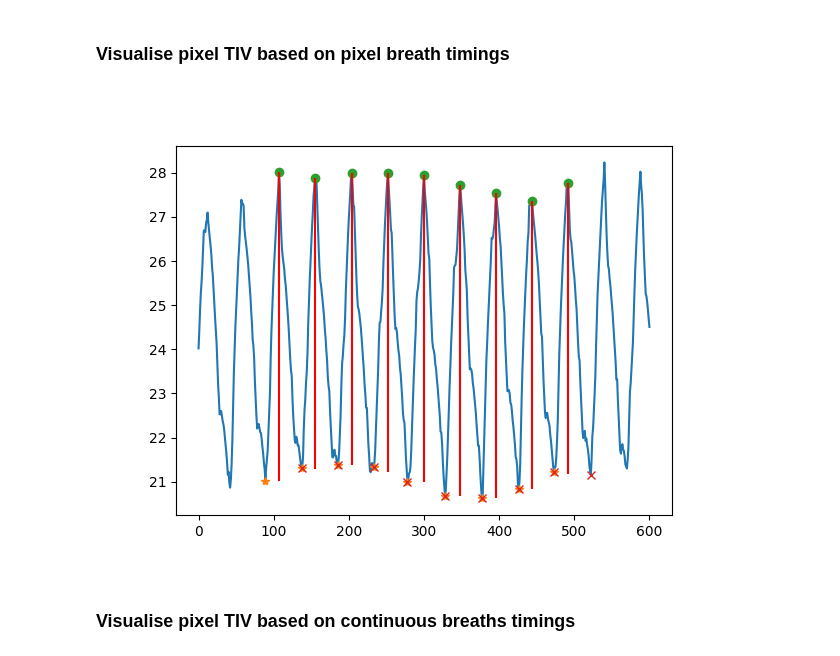
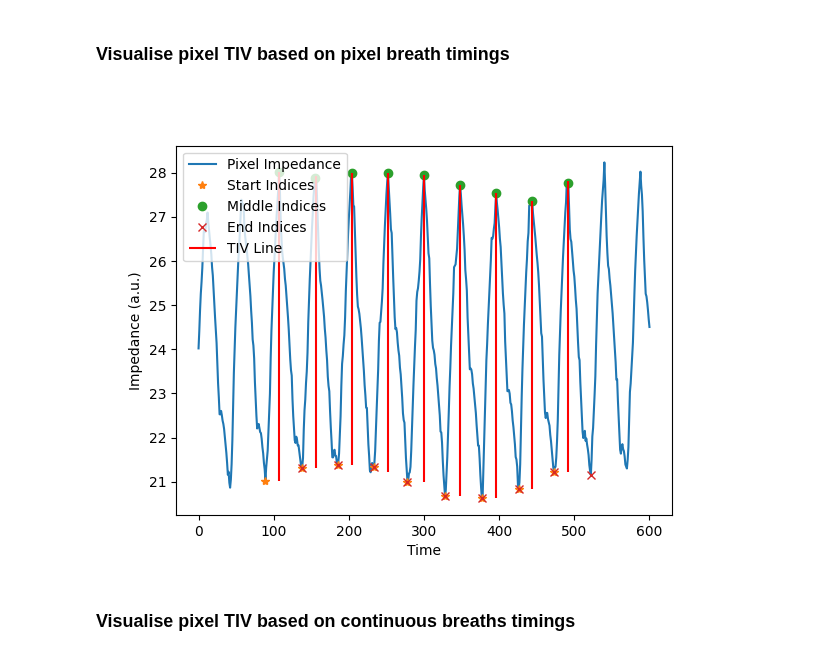
Before and after one commit to EIT-ALIVE/eitprocessing, a Jupyter notebook: notebooks/test_parameter_tiv.ipynb, the cells around one changed output. Cells and saved outputs as stored; diff of their text form; code cells hidden in the pictures.

Commit message:
adjusted to work with new timing stored in sparsedata

```diff
--- a/notebooks/test_parameter_tiv.ipynb
+++ b/notebooks/test_parameter_tiv.ipynb
@@ -77,19 +77,19 @@ pixel_end_indices = [
 tiv_result_continuous_inspiratory = TIV().compute_continuous_parameter(
     ssequence.continuous_data["global_impedance_(raw)"],
 )
-tiv_result_continuous_inspiratory = np.stack(tiv_result_continuous_inspiratory.values)
+tiv_result_continuous_inspiratory_values = np.stack(tiv_result_continuous_inspiratory.values)
 # TIV of global impedance determined on expiratory limb of breath
 tiv_result_continuous_expiratory = TIV().compute_continuous_parameter(
     ssequence.continuous_data["global_impedance_(raw)"],
     tiv_method="expiratory",
 )
-tiv_result_continuous_expiratory = np.stack(tiv_result_continuous_expiratory.values)
+tiv_result_continuous_expiratory_values = np.stack(tiv_result_continuous_expiratory.values)
 # TIV of global impedance determined on mean of inspiratory and expiratory limb of breath
 tiv_result_continuous_mean = TIV().compute_continuous_parameter(
     ssequence.continuous_data["global_impedance_(raw)"],
     tiv_method="mean",
 )
-tiv_result_continuous_mean = np.stack(tiv_result_continuous_mean.values)
+tiv_result_continuous_mean_values = np.stack(tiv_result_continuous_mean.values)
 
 # TIV of pixel impedance determined on inspiratory limb of pixel breath based on pixel breath timings
 tiv_result_pixel_inspiratory = TIV().compute_pixel_parameter(
@@ -99,7 +99,7 @@ tiv_result_pixel_inspiratory = TIV().compute_pixel_parameter(
     tiv_method="inspiratory",
     tiv_timing="pixel",
 )
-tiv_result_pixel_inspiratory = (
+tiv_result_pixel_inspiratory_values = (
     np.empty((0, n_rows, n_cols))
     if not len(tiv_result_pixel_inspiratory.values)
     else np.stack(tiv_result_pixel_inspiratory.values)
@@ -113,7 +113,7 @@ tiv_result_pixel_inspiratory_continuous_timing = TIV().compute_pixel_parameter(
     tiv_timing="continuous",
 )
 
-tiv_result_pixel_inspiratory_continuous_timing = (
+tiv_result_pixel_inspiratory_continuous_timing_values = (
     np.empty((0, n_rows, n_cols))
     if not len(tiv_result_pixel_inspiratory_continuous_timing.values)
     else np.stack(tiv_result_pixel_inspiratory_continuous_timing.values)
@@ -130,10 +130,10 @@ plt.plot(continuous_middle_indices, continuous_data[continuous_middle_indices],
 plt.plot(continuous_end_indices, continuous_data[continuous_end_indices], "x")
 
 # Plot vertical lines at middle_indices
-for i, mid_idx in enumerate(continuous_middle_indices):
+for i, mid_idx in enumerate(np.searchsorted(continuous_time, tiv_result_continuous_inspiratory.time)):
     plt.vlines(
         x=mid_idx,
-        ymin=continuous_data[mid_idx] - tiv_result_continuous_inspiratory[i],
+        ymin=continuous_data[mid_idx] - tiv_result_continuous_inspiratory[i].values,
         ymax=continuous_data[mid_idx],
         color="r",
         linestyle="-",
@@ -146,29 +146,65 @@ for i, mid_idx in enumerate(continuous_middle_indices):
 # %%
 ## Plot results of inspiratory TIV method of a single pixel
 
 pixel_row = 12
 pixel_col = 12
 
 pixel_data = ssequence.eit_data["raw"].pixel_impedance
 
+tiv_result_pixel_inspiratory_time = (
+    np.empty((0, n_rows, n_cols))
+    if not len(tiv_result_pixel_inspiratory.time)
+    else np.stack(tiv_result_pixel_inspiratory.time)
+)
+
 plt.figure()
-plt.plot(pixel_data[:, pixel_row, pixel_col])
-plt.plot(pixel_start_indices, pixel_data[pixel_start_indices, pixel_row, pixel_col], "*")
-plt.plot(pixel_middle_indices, pixel_data[pixel_middle_indices, pixel_row, pixel_col], "o")
-plt.plot(pixel_end_indices, pixel_data[pixel_end_indices, pixel_row, pixel_col], "x")
+plt.plot(pixel_data[:, pixel_row, pixel_col], label="Pixel Impedance")
+plt.plot(
+    pixel_start_indices,
+    pixel_data[pixel_start_indices, pixel_row, pixel_col],
+    "*",
+    label="Start Indices"
+)
+plt.plot(
+    pixel_middle_indices,
+    pixel_data[pixel_middle_indices, pixel_row, pixel_col],
+    "o",
+    label="Middle Indices"
+)
+plt.plot(
+    pixel_end_indices,
+    pixel_data[pixel_end_indices, pixel_row, pixel_col],
+    "x",
+    label="End Indices"
+)
 
-# Plot vertical lines at middle_indices
-for i, mid_idx in enumerate(pixel_middle_indices):
+# Plot vertical lines at middle indices
+mid_indices = np.searchsorted(
+    ssequence.eit_data["raw"].time,
+    tiv_result_pixel_inspiratory_time[:, pixel_row, pixel_col][
+        tiv_result_pixel_inspiratory_time[:, pixel_row, pixel_col] != None
+    ]
+)
+
+for i, mid_idx in enumerate(mid_indices):
     plt.vlines(
         x=mid_idx,
-        ymin=pixel_data[mid_idx, pixel_row, pixel_col] - tiv_result_pixel_inspiratory[i + 1, pixel_row, pixel_col],
+        ymin=(
+            pixel_data[mid_idx, pixel_row, pixel_col]
+            - tiv_result_pixel_inspiratory_values[i + 1, pixel_row, pixel_col]
+        ),
         ymax=pixel_data[mid_idx, pixel_row, pixel_col],
         color="r",
         linestyle="-",
-        label="TIV",
+        label="TIV Line" if i == 0 else None  # Label only once
     )
+
+plt.xlabel("Time")
+plt.ylabel("Impedance (a.u.)")
+plt.legend()
+plt.show()
 # %% [output]
-[figure, old version]
+[figure, new version]
 # %% [markdown]
 ### Visualise pixel TIV based on continuous breaths timings
 # %%
```
Also changed, not shown: parts of 2 cells of this notebook.
